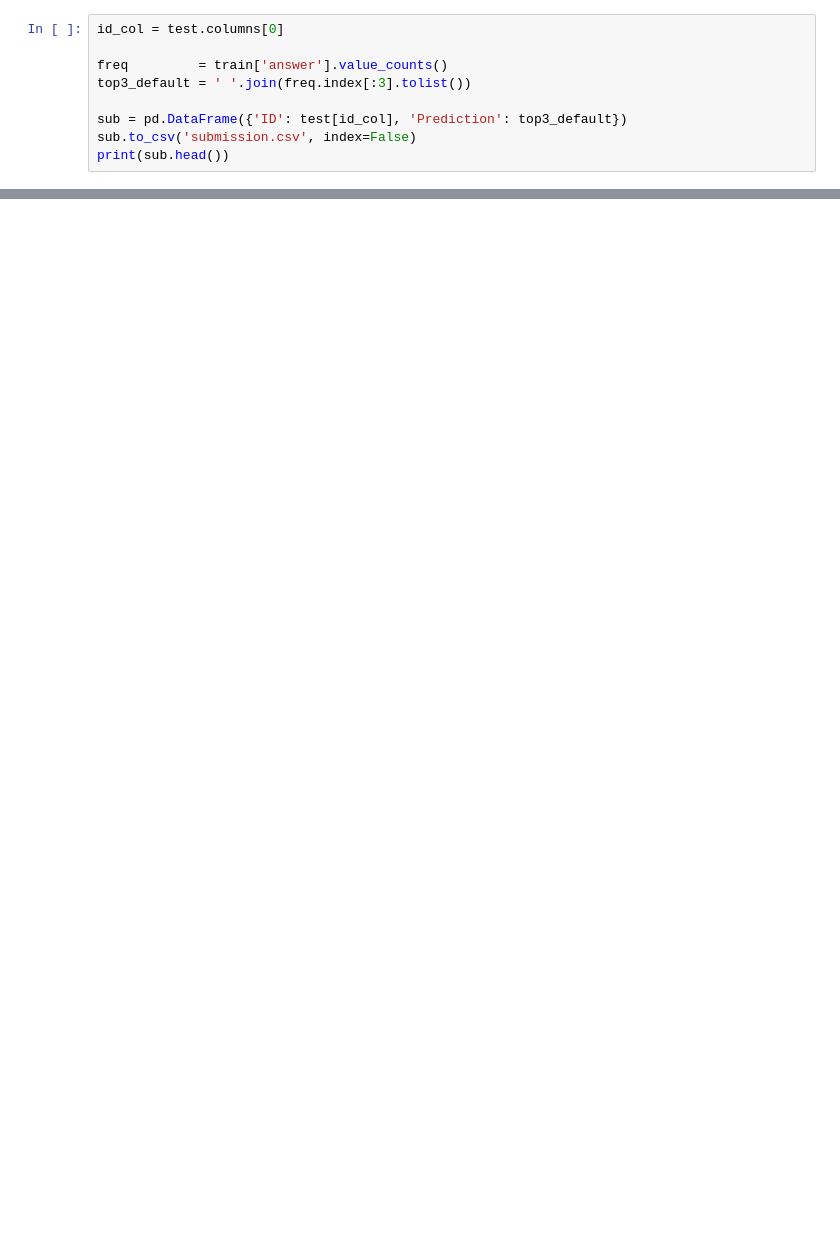
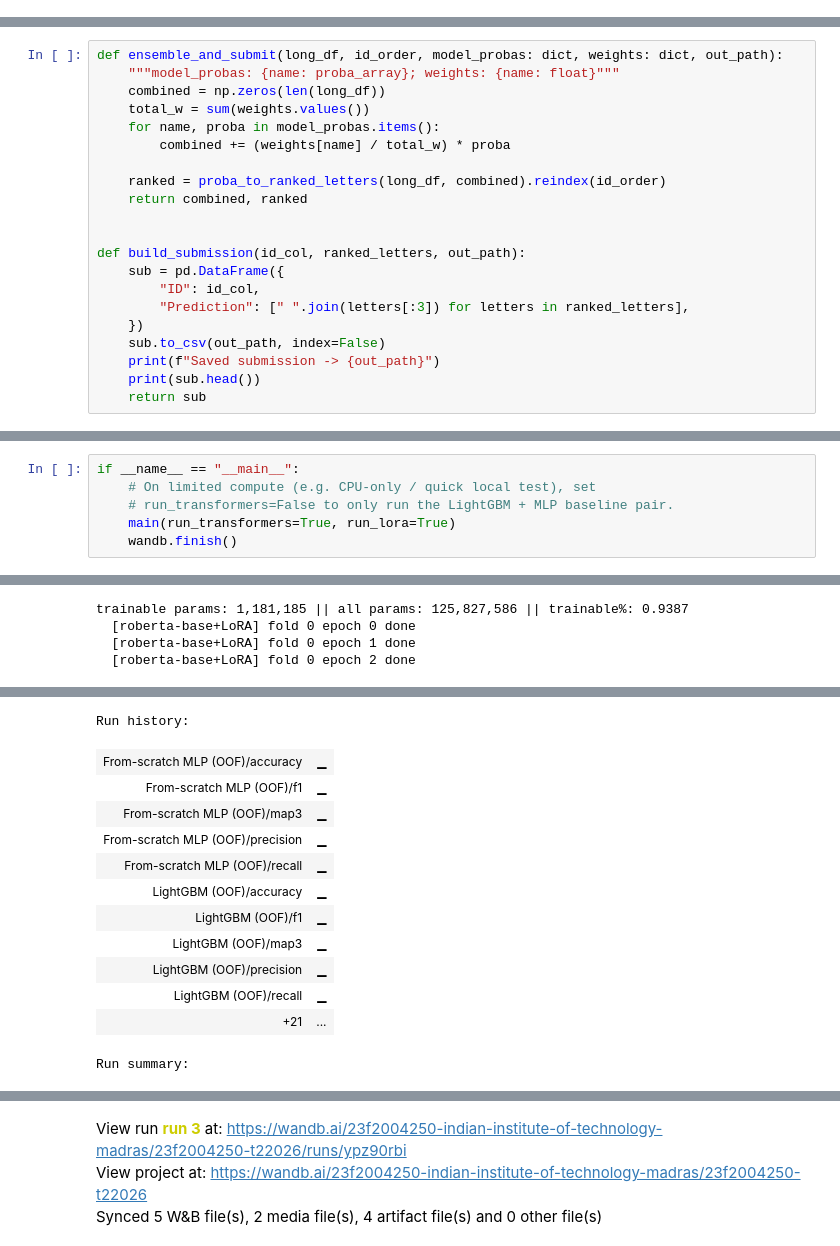
Before and after one commit to Shamanth-V/DL-and-GenAI-Project, a Jupyter notebook: dl-23f2004250-notebook-t22026.ipynb, the cells around one changed output, grey strips where cells are left out. Saved outputs shown, nothing was run; the diff lists cells and outputs as text; blank space fills up the shorter version.

```diff
--- a/dl-23f2004250-notebook-t22026.ipynb
+++ b/dl-23f2004250-notebook-t22026.ipynb
@@ -60,9 +64,0 @@ answer                                                  A
-# %%
-id_col = test.columns[0]
-
-freq         = train['answer'].value_counts()
-top3_default = ' '.join(freq.index[:3].tolist())
-
-sub = pd.DataFrame({'ID': test[id_col], 'Prediction': top3_default})
-sub.to_csv('submission.csv', index=False)
-print(sub.head())
@@ -75,0 +723,21 @@ print(sub.head())
+# %%
+def ensemble_and_submit(long_df, id_order, model_probas: dict, weights: dict, out_path):
+    """model_probas: {name: proba_array}; weights: {name: float}"""
+    combined = np.zeros(len(long_df))
+    total_w = sum(weights.values())
+    for name, proba in model_probas.items():
+        combined += (weights[name] / total_w) * proba
+
+    ranked = proba_to_ranked_letters(long_df, combined).reindex(id_order)
+    return combined, ranked
+
+
+def build_submission(id_col, ranked_letters, out_path):
+    sub = pd.DataFrame({
+        "ID": id_col,
+        "Prediction": [" ".join(letters[:3]) for letters in ranked_letters],
+    })
+    sub.to_csv(out_path, index=False)
+    print(f"Saved submission -> {out_path}")
+    print(sub.head())
+    return sub
@@ -75,0 +855,7 @@ print(sub.head())
+# %%
+if __name__ == "__main__":
+    # On limited compute (e.g. CPU-only / quick local test), set
+    # run_transformers=False to only run the LightGBM + MLP baseline pair.
+    main(run_transformers=True, run_lora=True)
+    wandb.finish()
+# %% [output]
@@ -75,0 +884,4 @@ print(sub.head())
+trainable params: 1,181,185 || all params: 125,827,586 || trainable%: 0.9387
+  [roberta-base+LoRA] fold 0 epoch 0 done
+  [roberta-base+LoRA] fold 0 epoch 1 done
+  [roberta-base+LoRA] fold 0 epoch 2 done
@@ -75,0 +906,13 @@ print(sub.head())
+Run history:
+| From-scratch MLP (OOF)/accuracy | ▁ |
+| From-scratch MLP (OOF)/f1 | ▁ |
+| From-scratch MLP (OOF)/map3 | ▁ |
+| From-scratch MLP (OOF)/precision | ▁ |
+| From-scratch MLP (OOF)/recall | ▁ |
+| LightGBM (OOF)/accuracy | ▁ |
+| LightGBM (OOF)/f1 | ▁ |
+| LightGBM (OOF)/map3 | ▁ |
+| LightGBM (OOF)/precision | ▁ |
+| LightGBM (OOF)/recall | ▁ |
+| +21 | ... |
+Run summary:
@@ -75,0 +930,3 @@ print(sub.head())
+View run run 3 at: https://wandb.ai/23f2004250-indian-institute-of-technology-madras/23f2004250-t22026/runs/ypz90rbi
+View project at: https://wandb.ai/23f2004250-indian-institute-of-technology-madras/23f2004250-t22026
+Synced 5 W&B file(s), 2 media file(s), 4 artifact file(s) and 0 other file(s)
```
Also changed, not shown: parts of 31 cells of this notebook.
